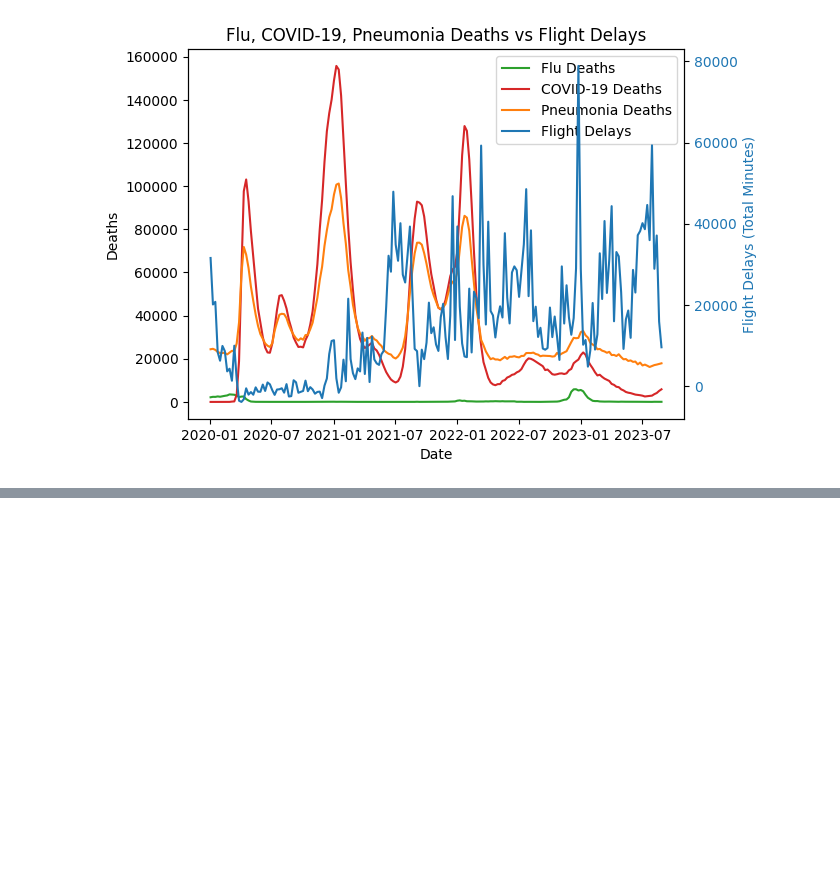
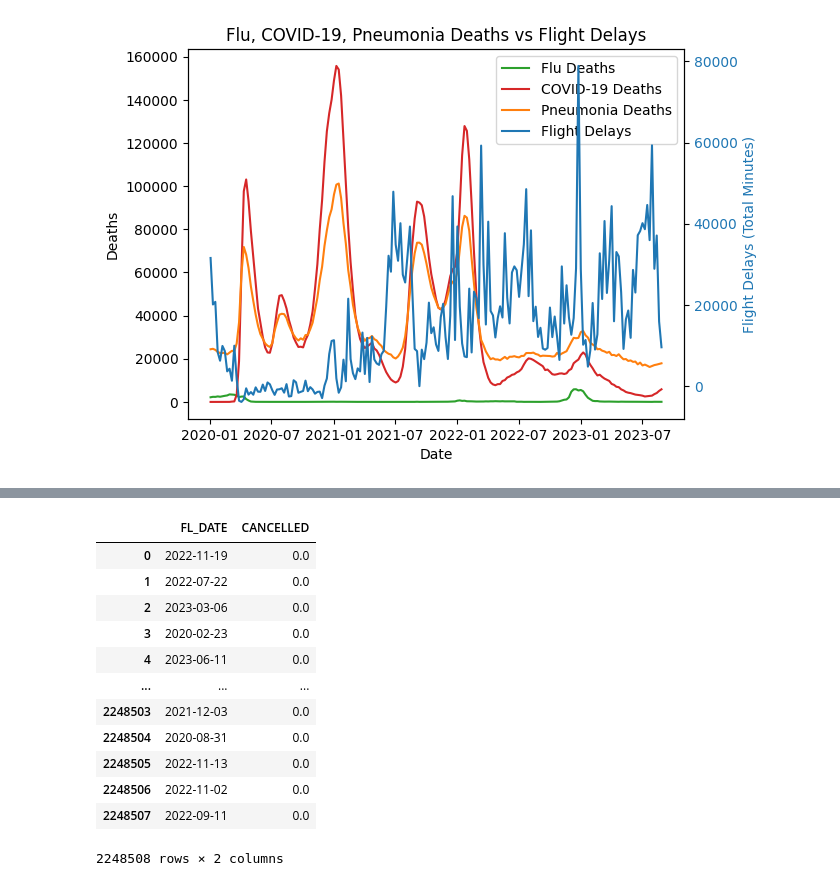
Before and after one commit to kensho-pilkey/CDC, a Jupyter notebook: kensho.ipynb, the cells around one changed output, grey strips where cells are left out. Saved outputs shown, nothing was run; the diff lists cells and outputs as text; code cells hidden in the pictures; blank space fills up the shorter version.

```diff
--- a/kensho.ipynb
+++ b/kensho.ipynb
@@ -339,0 +410,17 @@ plt.show()
+# %%
+df = pd.read_csv('flights_sample_3m.csv')
+df
+# %% [output]
+|  | FL_DATE | CANCELLED |
+| 0 | 2022-11-19 | 0.0 |
+| 1 | 2022-07-22 | 0.0 |
+| 2 | 2023-03-06 | 0.0 |
+| 3 | 2020-02-23 | 0.0 |
+| 4 | 2023-06-11 | 0.0 |
+| ... | ... | ... |
+| 2248503 | 2021-12-03 | 0.0 |
+| 2248504 | 2020-08-31 | 0.0 |
+| 2248505 | 2022-11-13 | 0.0 |
+| 2248506 | 2022-11-02 | 0.0 |
+| 2248507 | 2022-09-11 | 0.0 |
+2248508 rows × 2 columns
```
Also changed, not shown: parts of 7 cells of this notebook, 1 other file.
